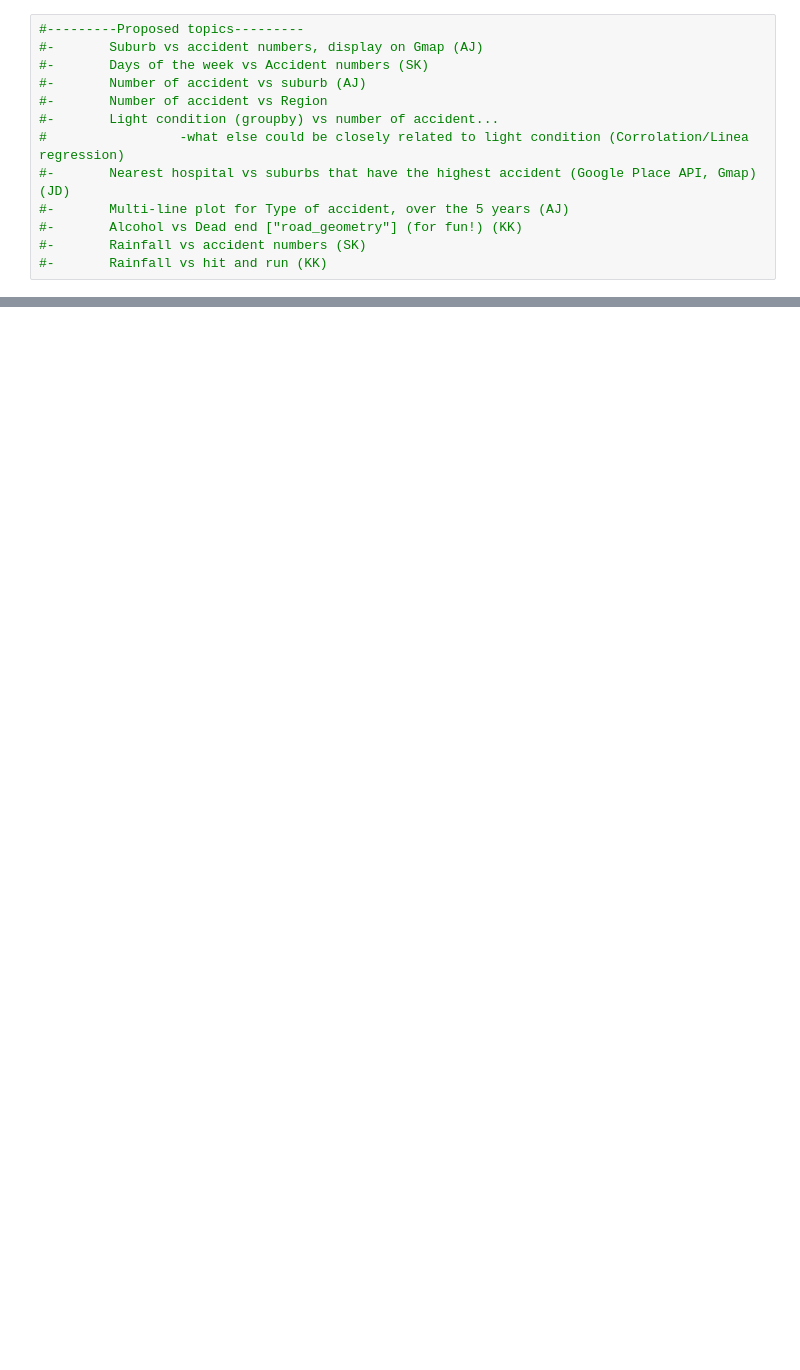
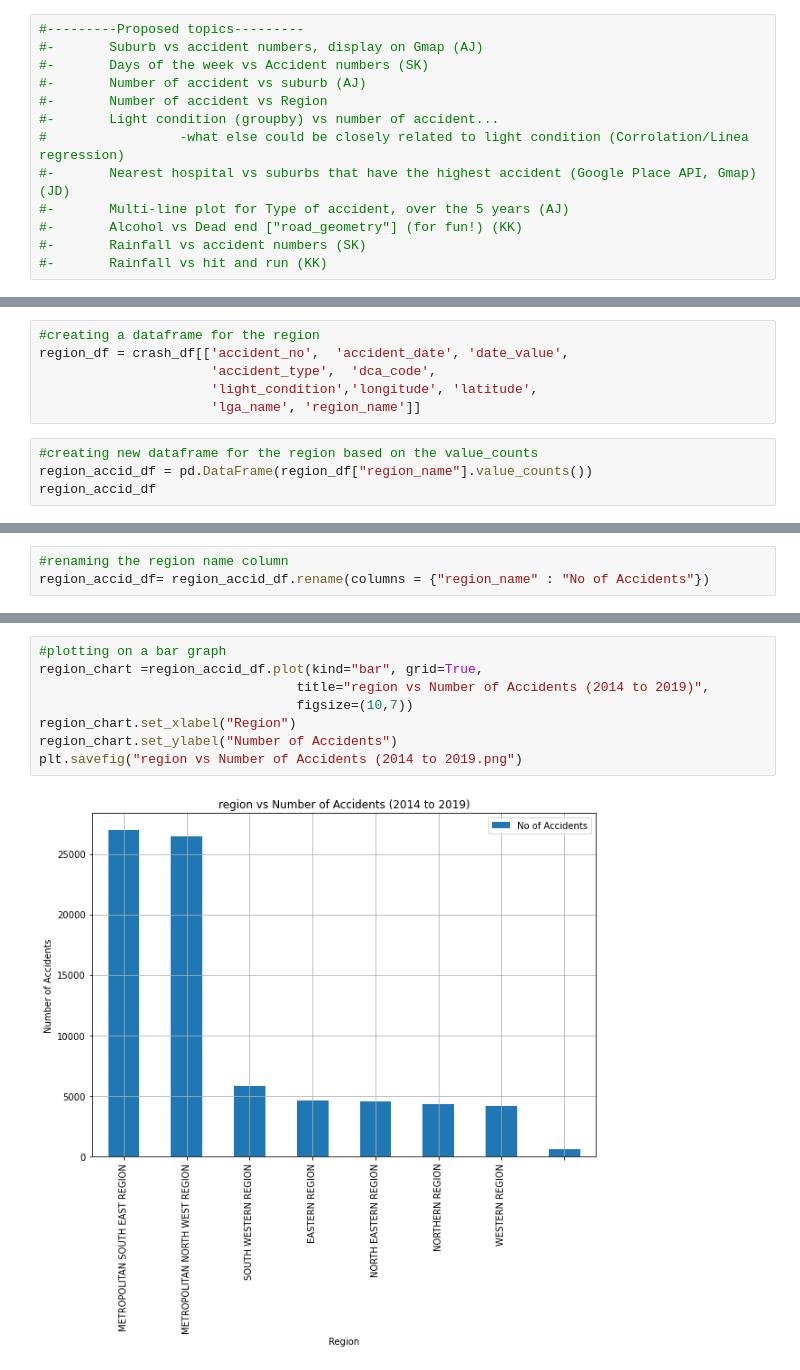
Before and after one commit to jingd16/Bootcamp_ProjectOne, a Jupyter notebook: crash.ipynb, the cells around one changed output, grey strips where cells are left out. Cells and saved outputs as stored; diff of their text form; blank space fills up the shorter version.

```diff
--- a/crash.ipynb
+++ b/crash.ipynb
@@ -64,0 +134,10 @@ crash_df.head()
+# %%
+#creating a dataframe for the region
+region_df = crash_df[['accident_no',  'accident_date', 'date_value',
+                      'accident_type',  'dca_code',
+                      'light_condition','longitude', 'latitude',
+                      'lga_name', 'region_name']]
+# %%
+#creating new dataframe for the region based on the value_counts
+region_accid_df = pd.DataFrame(region_df["region_name"].value_counts())
+region_accid_df
@@ -64,0 +154,3 @@ crash_df.head()
+# %%
+#renaming the region name column
+region_accid_df= region_accid_df.rename(columns = {"region_name" : "No of Accidents"})
@@ -64,0 +169,10 @@ crash_df.head()
+# %%
+#plotting on a bar graph
+region_chart =region_accid_df.plot(kind="bar", grid=True,
+                                 title="region vs Number of Accidents (2014 to 2019)",
+                                 figsize=(10,7))
+region_chart.set_xlabel("Region")
+region_chart.set_ylabel("Number of Accidents")
+plt.savefig("region vs Number of Accidents (2014 to 2019.png")
+# %% [output]
+[figure, added]
```
Also changed, not shown: parts of 43 cells of this notebook, 1 other file.
